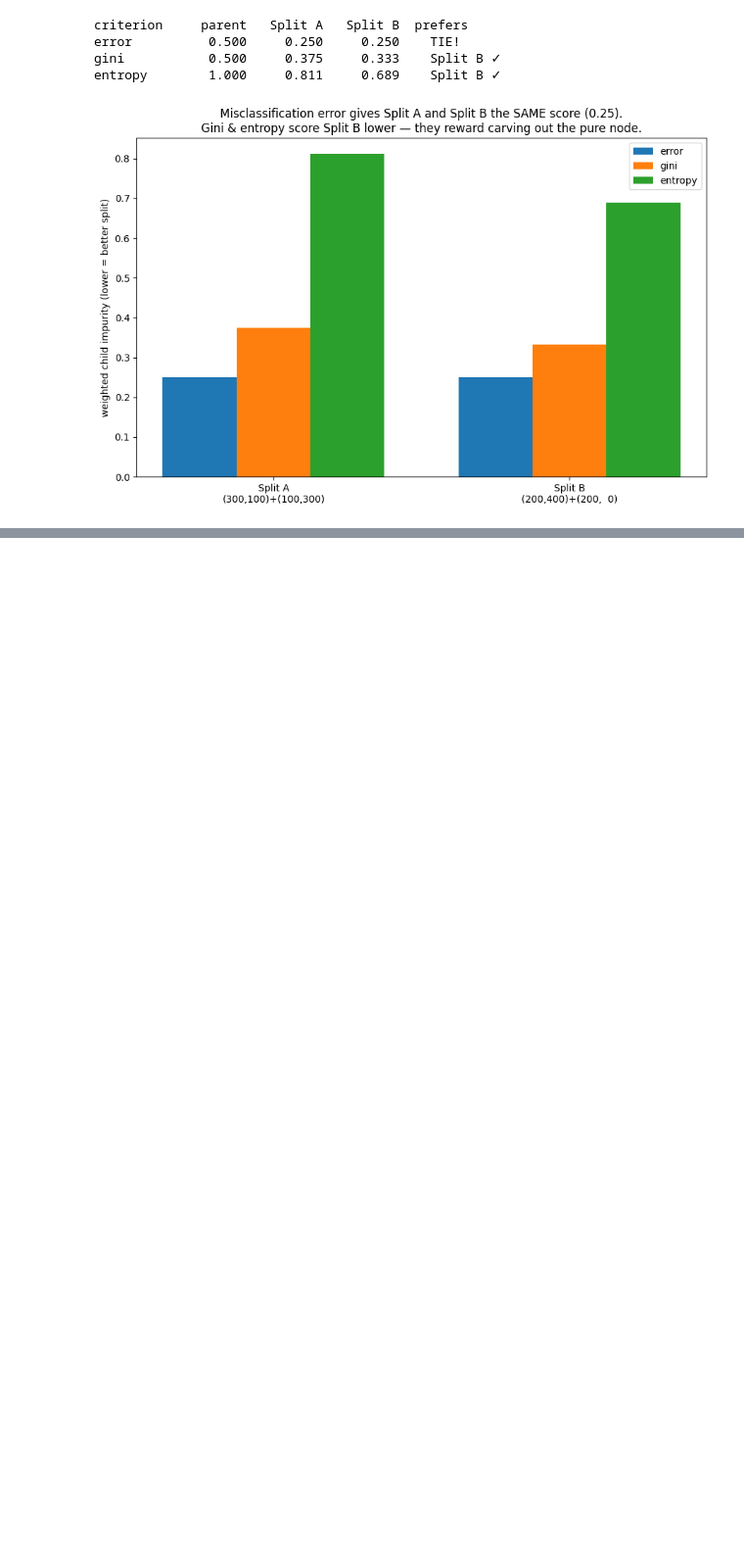
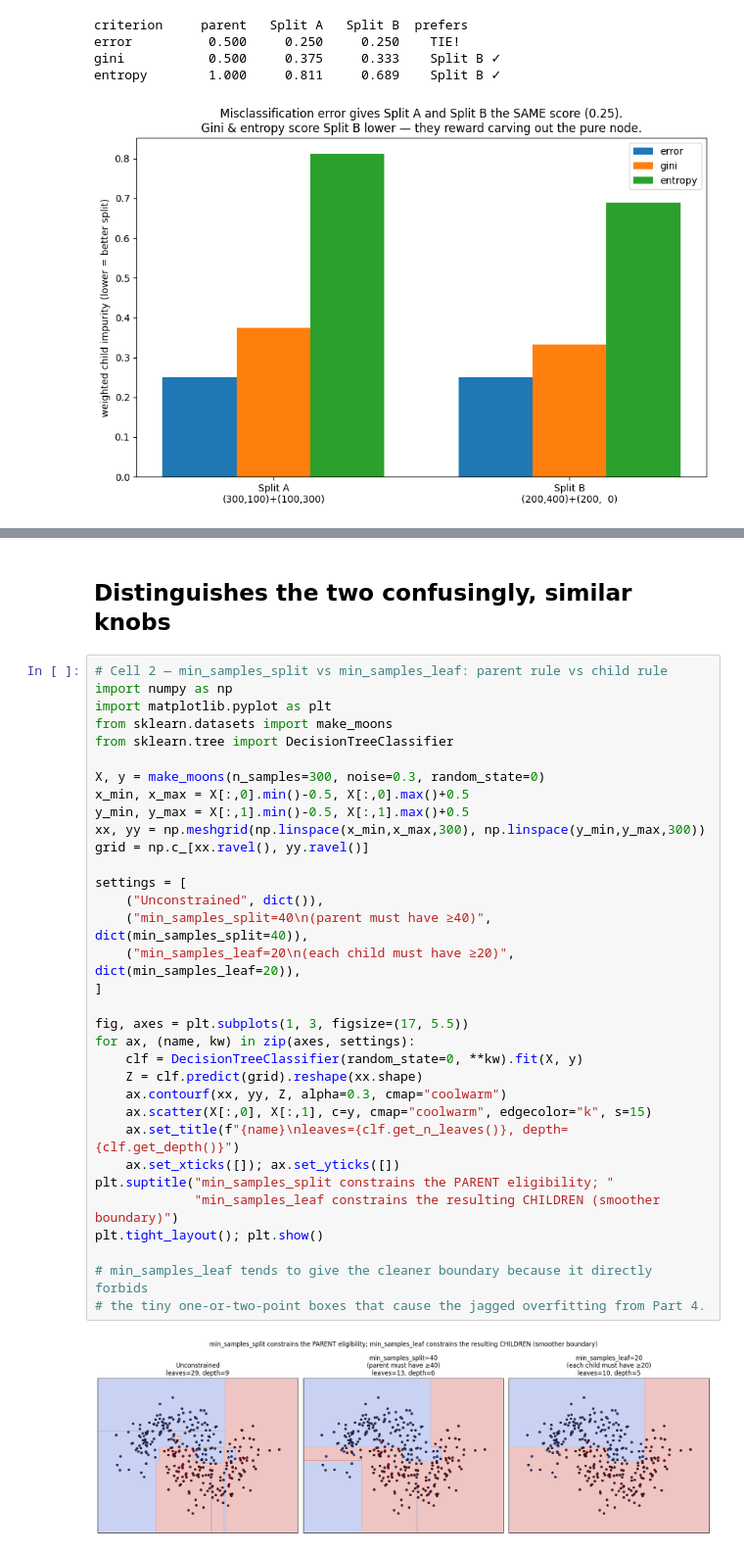
Before and after one commit to bmart231/ml-implementations, a Jupyter notebook: decision_trees/decision_trees.ipynb, the cells around one changed output, grey strips where cells are left out. Shown at 98% size. Saved outputs shown, nothing was run; the diff lists cells and outputs as text; blank space fills up the shorter version.

```diff
--- a/decision_trees/decision_trees.ipynb
+++ b/decision_trees/decision_trees.ipynb
@@ -708,0 +1051,37 @@ entropy        1.000     0.811     0.689    Split B ✓
+# %% [markdown]
+## Distinguishes the two confusingly, similar knobs
+# %%
+# Cell 2 — min_samples_split vs min_samples_leaf: parent rule vs child rule
+import numpy as np
+import matplotlib.pyplot as plt
+from sklearn.datasets import make_moons
+from sklearn.tree import DecisionTreeClassifier
+
+X, y = make_moons(n_samples=300, noise=0.3, random_state=0)
+x_min, x_max = X[:,0].min()-0.5, X[:,0].max()+0.5
+y_min, y_max = X[:,1].min()-0.5, X[:,1].max()+0.5
+xx, yy = np.meshgrid(np.linspace(x_min,x_max,300), np.linspace(y_min,y_max,300))
+grid = np.c_[xx.ravel(), yy.ravel()]
+
+settings = [
+    ("Unconstrained", dict()),
+    ("min_samples_split=40\n(parent must have ≥40)", dict(min_samples_split=40)),
+    ("min_samples_leaf=20\n(each child must have ≥20)", dict(min_samples_leaf=20)),
+]
+
+fig, axes = plt.subplots(1, 3, figsize=(17, 5.5))
+for ax, (name, kw) in zip(axes, settings):
+    clf = DecisionTreeClassifier(random_state=0, **kw).fit(X, y)
+    Z = clf.predict(grid).reshape(xx.shape)
+    ax.contourf(xx, yy, Z, alpha=0.3, cmap="coolwarm")
+    ax.scatter(X[:,0], X[:,1], c=y, cmap="coolwarm", edgecolor="k", s=15)
+    ax.set_title(f"{name}\nleaves={clf.get_n_leaves()}, depth={clf.get_depth()}")
+    ax.set_xticks([]); ax.set_yticks([])
+plt.suptitle("min_samples_split constrains the PARENT eligibility; "
+             "min_samples_leaf constrains the resulting CHILDREN (smoother boundary)")
+plt.tight_layout(); plt.show()
+
+# min_samples_leaf tends to give the cleaner boundary because it directly forbids
+# the tiny one-or-two-point boxes that cause the jagged overfitting from Part 4.
+# %% [output]
+[figure, added]
```
Also changed, not shown: parts of 13 cells of this notebook.
